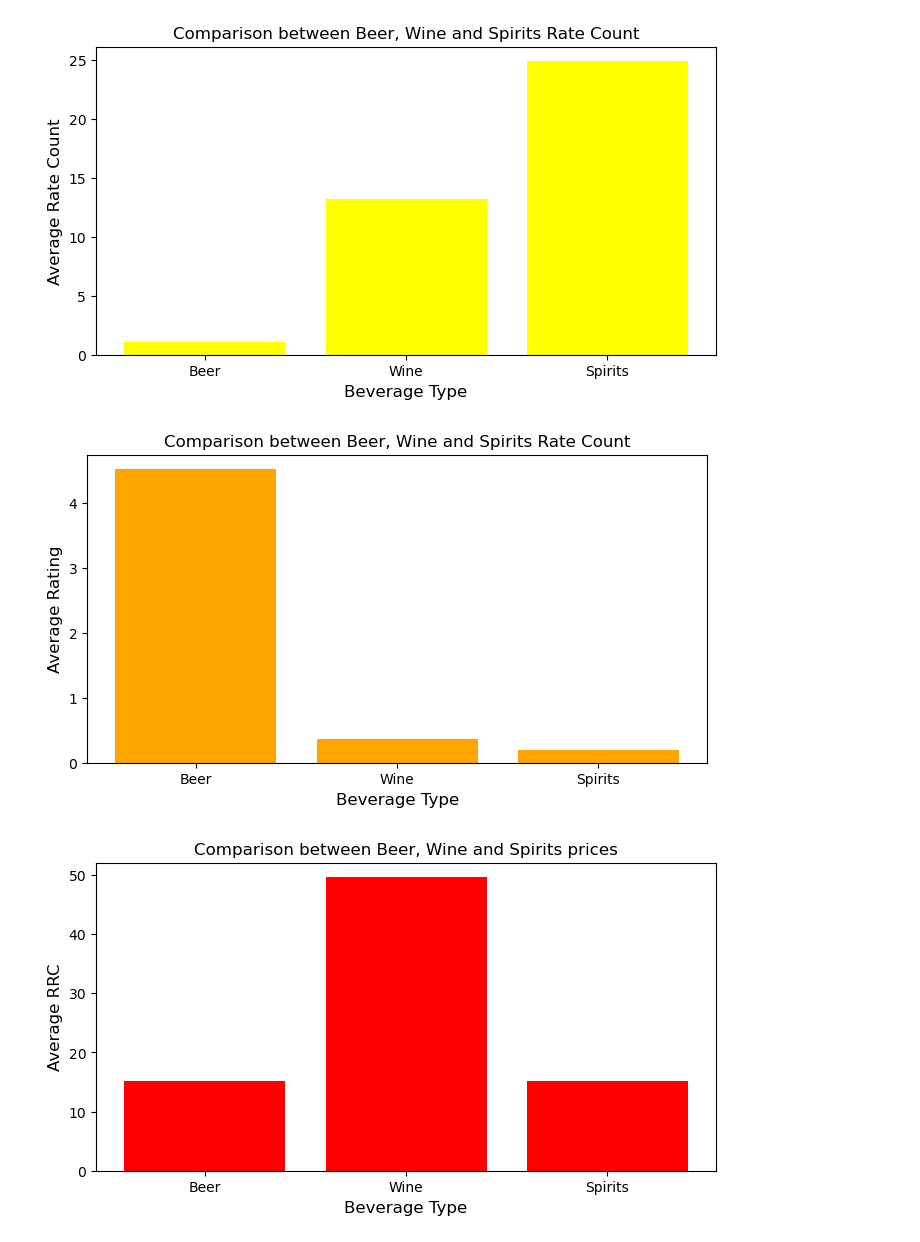
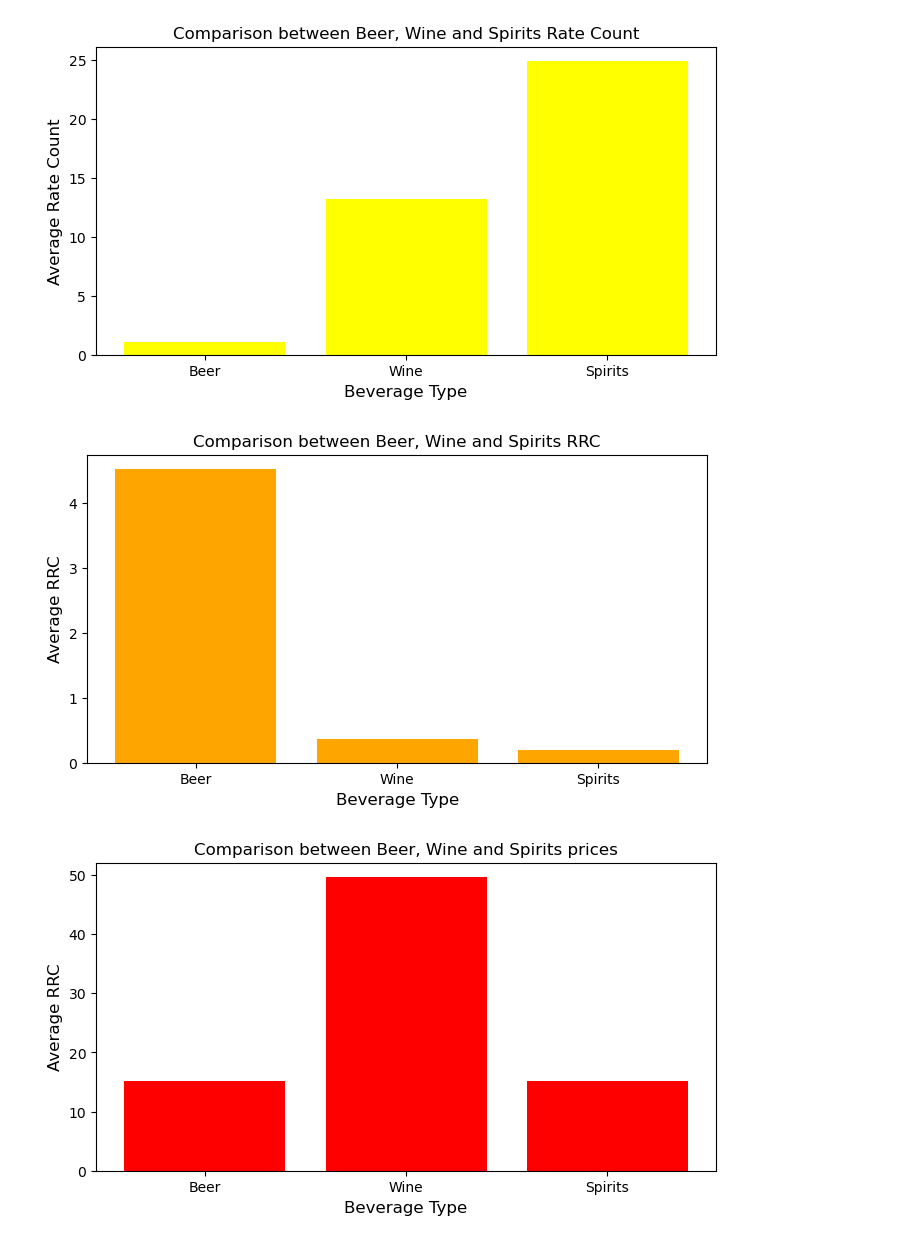
Before and after one commit to JShields07/Project-1, a Jupyter notebook: Main file.ipynb, the cells around one changed output. Saved outputs shown, nothing was run; the diff lists cells and outputs as text; code cells hidden in the pictures.

```diff
--- a/Main file.ipynb
+++ b/Main file.ipynb
@@ -289,21 +289,21 @@ plt.show()
 # %%
 # Create a list of the average rating for each beverage type
 avg_rrc = [beer_avg_rrc, wine_avg_rrc, spirits_avg_rrc]
 
 # Create a list of the beverage types
 beverage_types = ['Beer', 'Wine', 'Spirits']
 
 plt.figure(figsize=(8, 4))
 
 plt.bar(beverage_types, avg_rrc, color="Orange")
 
-plt.title("Comparison between Beer, Wine and Spirits Rate Count", fontsize=12)
+plt.title("Comparison between Beer, Wine and Spirits RRC", fontsize=12)
 plt.xlabel("Beverage Type", fontsize=12)
-plt.ylabel("Average Rating", fontsize=12)
+plt.ylabel("Average RRC", fontsize=12)
 
 plt.show()
 # %% [output]
-[figure, old version]
+[figure, new version]
 # %%
 # Create a list of the average rating for each beverage type
 avg_abv = [beer_avg_abv, wine_avg_abv, spirits_avg_abv]
```
Also changed, not shown: parts of 5 cells of this notebook.
